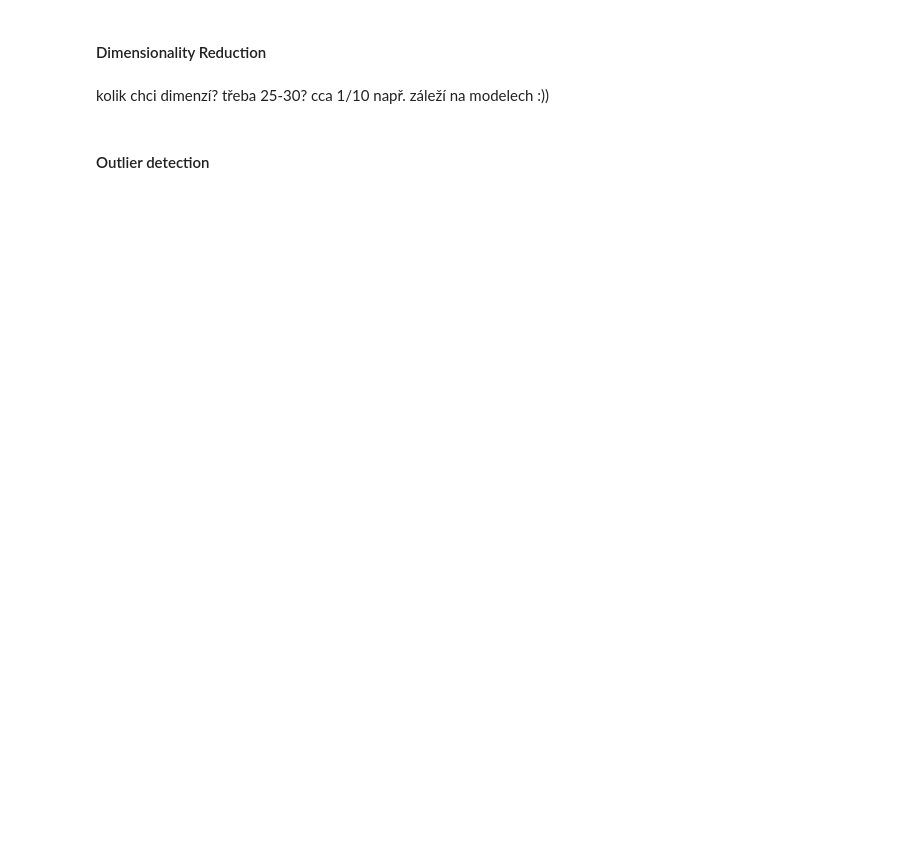
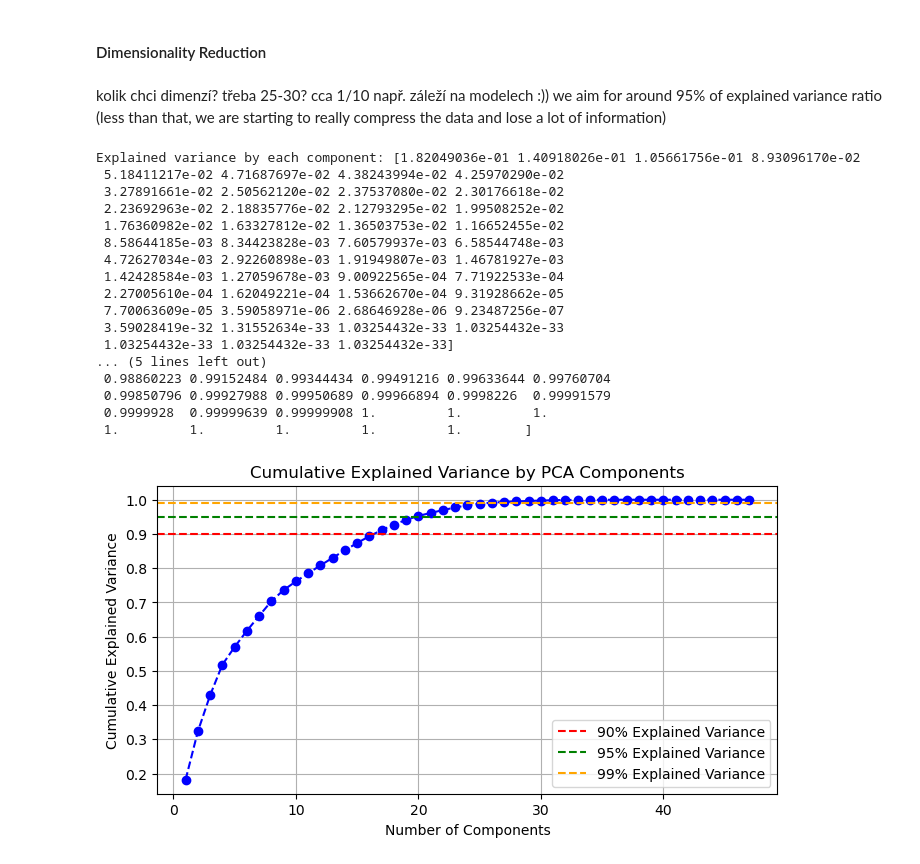
Before and after one commit to jsvobo/log_analysis_task, a Jupyter notebook: pipeline.ipynb, the cells around one changed output. Drawn from its saved outputs; the diff is of its cells as text; code cells hidden in the pictures; blank space fills up the shorter version.

```diff
--- a/pipeline.ipynb
+++ b/pipeline.ipynb
@@ -83,11 +110,11 @@ Clustering the columns (features) might reveal similar features, which dont prov
 We do have 48 columns initially. We want smaller number, but if we "compress" the columns too much, then we lose a lot of important variation in the data.
 This is also a part of the solution to the curse of dimensionality. We have very few data, hence we want to reduce the number of dimensions to prevent overfitting. Feature selection and dimensionality reduction are a good way to approach this. I'd like to have about 10x as many data as features, leading to about 20-25 features? This also depends on outlier detection technique used.
 # %%
-n_clusters = 34
+n_clusters =  34
 f_agg = cluster.FeatureAgglomeration(
     n_clusters=n_clusters, linkage="ward"
 )  # ward, complete, average, single
-featu_selected_data = f_agg.fit_transform(normalized_data)
+features_selected_data = f_agg.fit_transform(normalized_data)
 
 n_features = normalized_data.shape[1]
 distances = np.arange(1, f_agg.children_.shape[0] + 1)
@@ -139,5 +166,54 @@ I have selected the amount of clusters by hand. We want less features, but not t
 #### Dimensionality Reduction
 # %% [markdown]
 kolik chci dimenzí? třeba 25-30? cca 1/10 např. záleží na modelech :))
+we aim for around 95% of explained variance ratio (less than that, we are starting to really compress the data and lose a lot of information)
-# %% [markdown]
-#### Outlier detection
+# %%
+n_components = features_selected_data.shape[1]
+pca = PCA(n_components=n_components)
+pca.fit(features_selected_data)
+
+# Explained variance ratio
+explained_variance = pca.explained_variance_ratio_
+print(f"Explained variance by each component: {explained_variance}")
+print(f"Total explained variance: {explained_variance.sum()}")
+print(f"Total explained variance cumulative: {explained_variance.cumsum()}")
+
+# Plot the cumulative explained variance
+plt.figure(figsize=(8, 4))
+plt.plot(
+    np.arange(1, n_components + 1),
+    explained_variance.cumsum(),
+    marker="o",
+    linestyle="--",
+    color="b",
+)
+
+plt.axhline(y=0.9, color="r", linestyle="--", label="90% Explained Variance")
+plt.axhline(y=0.95, color="g", linestyle="--", label="95% Explained Variance")
+plt.axhline(y=0.99, color="orange", linestyle="--", label="99% Explained Variance")
+
+plt.title("Cumulative Explained Variance by PCA Components")
+plt.xlabel("Number of Components")
+plt.ylabel("Cumulative Explained Variance")
+plt.legend()
+plt.grid()
+plt.show()
+# %% [output]
+Explained variance by each component: [1.82049036e-01 1.40918026e-01 1.05661756e-01 8.93096170e-02
+ 5.18411217e-02 4.71687697e-02 4.38243994e-02 4.25970290e-02
+ 3.27891661e-02 2.50562120e-02 2.37537080e-02 2.30176618e-02
+ 2.23692963e-02 2.18835776e-02 2.12793295e-02 1.99508252e-02
+ 1.76360982e-02 1.63327812e-02 1.36503753e-02 1.16652455e-02
+ 8.58644185e-03 8.34423828e-03 7.60579937e-03 6.58544748e-03
+ 4.72627034e-03 2.92260898e-03 1.91949807e-03 1.46781927e-03
+ 1.42428584e-03 1.27059678e-03 9.00922565e-04 7.71922533e-04
+ 2.27005610e-04 1.62049221e-04 1.53662670e-04 9.31928662e-05
+ 7.70063609e-05 3.59058971e-06 2.68646928e-06 9.23487256e-07
+ 3.59028419e-32 1.31552634e-33 1.03254432e-33 1.03254432e-33
+ 1.03254432e-33 1.03254432e-33 1.03254432e-33]
+... (5 lines left out)
+ 0.98860223 0.99152484 0.99344434 0.99491216 0.99633644 0.99760704
+ 0.99850796 0.99927988 0.99950689 0.99966894 0.9998226  0.99991579
+ 0.9999928  0.99999639 0.99999908 1.         1.         1.
+ 1.         1.         1.         1.         1.        ]
+[figure, added]
```
Also changed, not shown: parts of 14 cells of this notebook.
